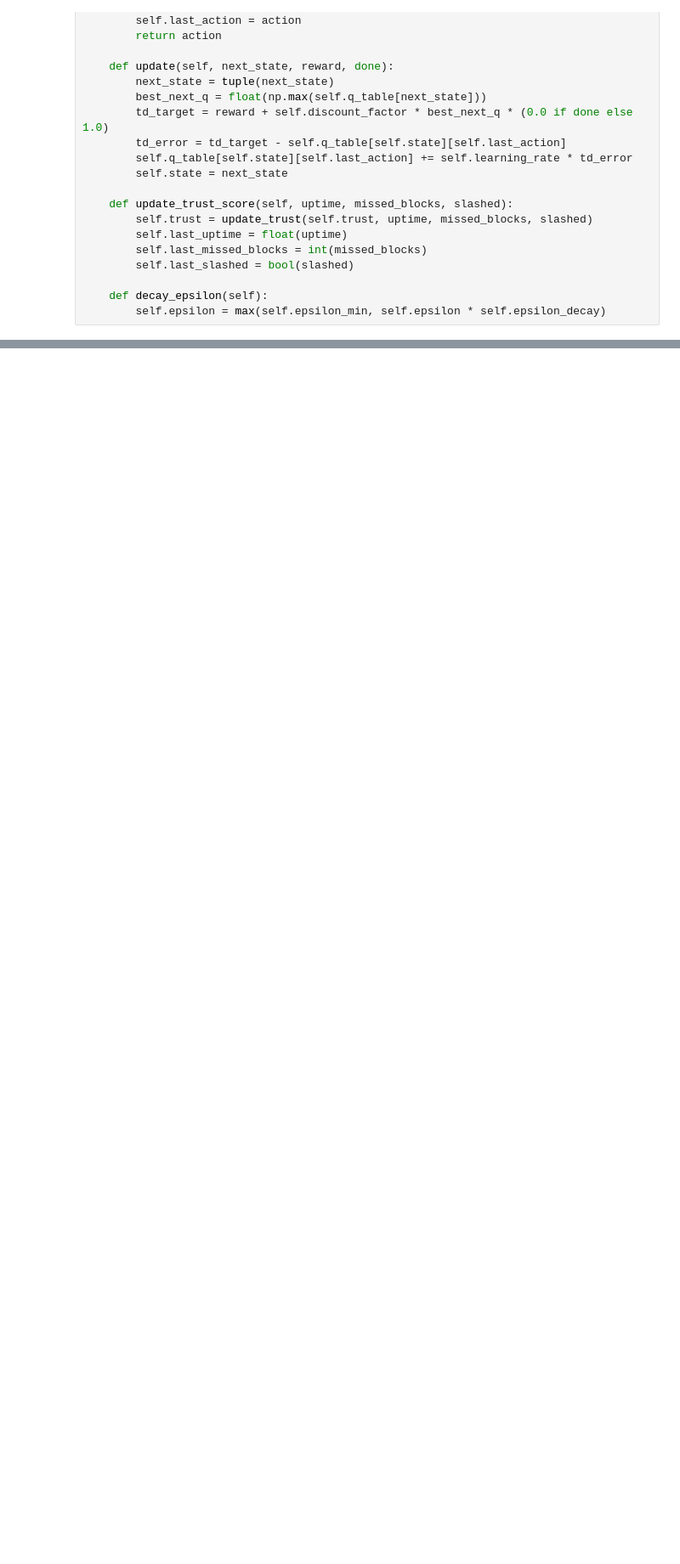
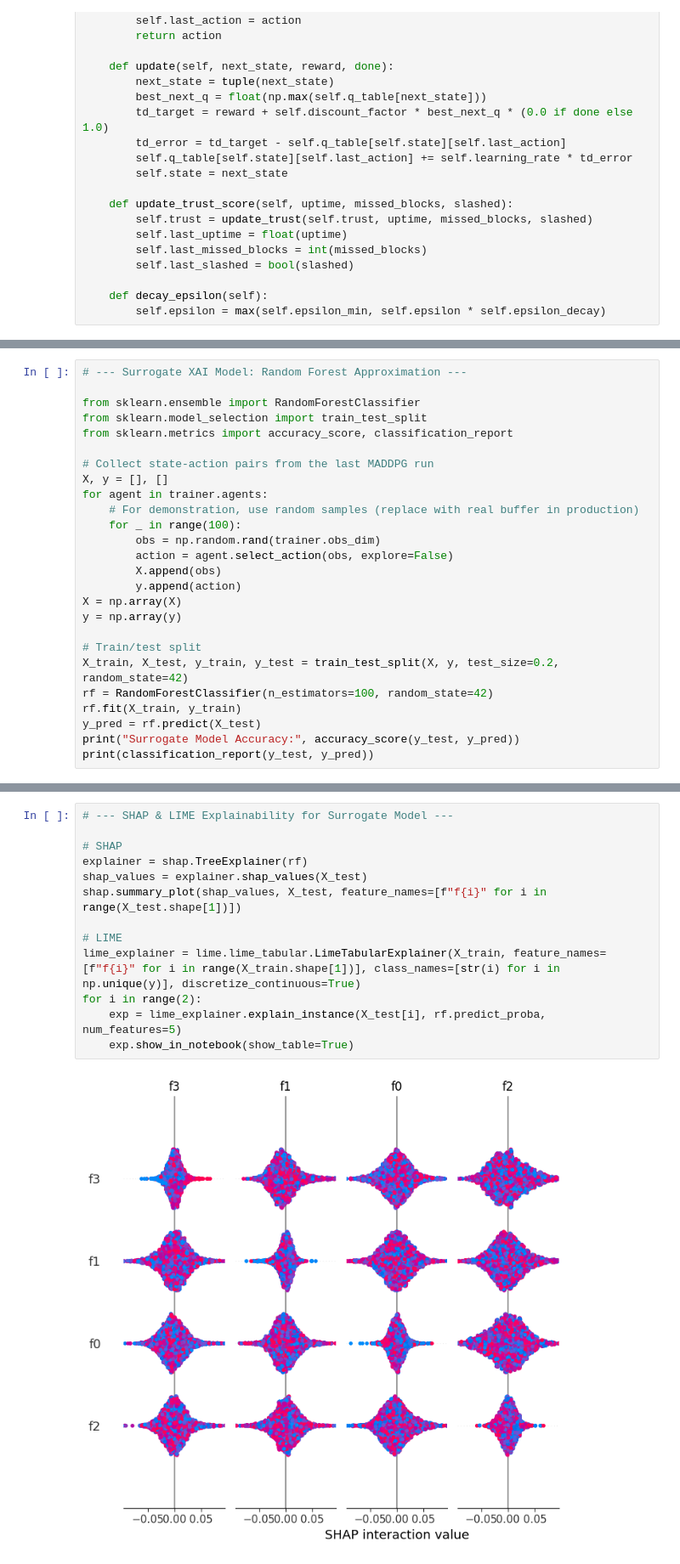
Before and after one commit to byzantron-research/aibyz-paper, a Jupyter notebook: codes/notebook.ipynb, the cells around one changed output, grey strips where cells are left out. Shown at 85% size. Cells and saved outputs as stored; diff of their text form; blank space fills up the shorter version.

```diff
--- a/codes/notebook.ipynb
+++ b/codes/notebook.ipynb
@@ -450,0 +704,26 @@ plt.show()
+# %%
+# --- Surrogate XAI Model: Random Forest Approximation ---
+
+from sklearn.ensemble import RandomForestClassifier
+from sklearn.model_selection import train_test_split
+from sklearn.metrics import accuracy_score, classification_report
+
+# Collect state-action pairs from the last MADDPG run
+X, y = [], []
+for agent in trainer.agents:
+    # For demonstration, use random samples (replace with real buffer in production)
+    for _ in range(100):
+        obs = np.random.rand(trainer.obs_dim)
+        action = agent.select_action(obs, explore=False)
+        X.append(obs)
+        y.append(action)
+X = np.array(X)
+y = np.array(y)
+
+# Train/test split
+X_train, X_test, y_train, y_test = train_test_split(X, y, test_size=0.2, random_state=42)
+rf = RandomForestClassifier(n_estimators=100, random_state=42)
+rf.fit(X_train, y_train)
+y_pred = rf.predict(X_test)
+print("Surrogate Model Accuracy:", accuracy_score(y_test, y_pred))
+print(classification_report(y_test, y_pred))
@@ -450,0 +745,15 @@ plt.show()
+# %%
+# --- SHAP & LIME Explainability for Surrogate Model ---
+
+# SHAP
+explainer = shap.TreeExplainer(rf)
+shap_values = explainer.shap_values(X_test)
+shap.summary_plot(shap_values, X_test, feature_names=[f"f{i}" for i in range(X_test.shape[1])])
+
+# LIME
+lime_explainer = lime.lime_tabular.LimeTabularExplainer(X_train, feature_names=[f"f{i}" for i in range(X_train.shape[1])], class_names=[str(i) for i in np.unique(y)], discretize_continuous=True)
+for i in range(2):
+    exp = lime_explainer.explain_instance(X_test[i], rf.predict_proba, num_features=5)
+    exp.show_in_notebook(show_table=True)
+# %% [output]
+[figure, added]
```
Also changed, not shown: parts of 22 cells of this notebook, 3 other files.
